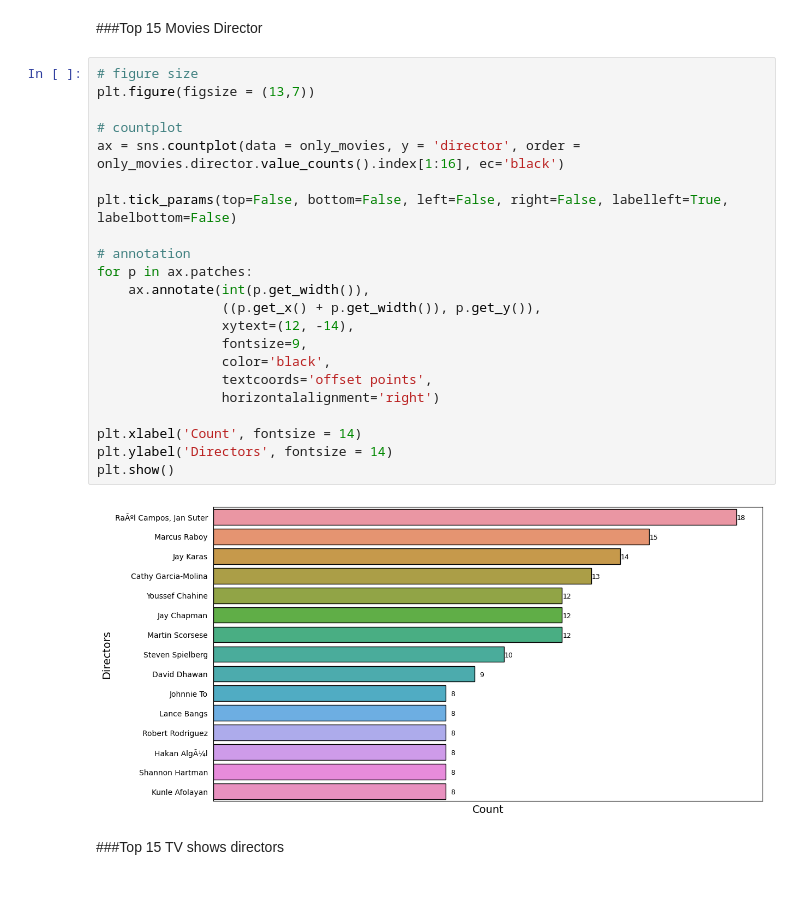
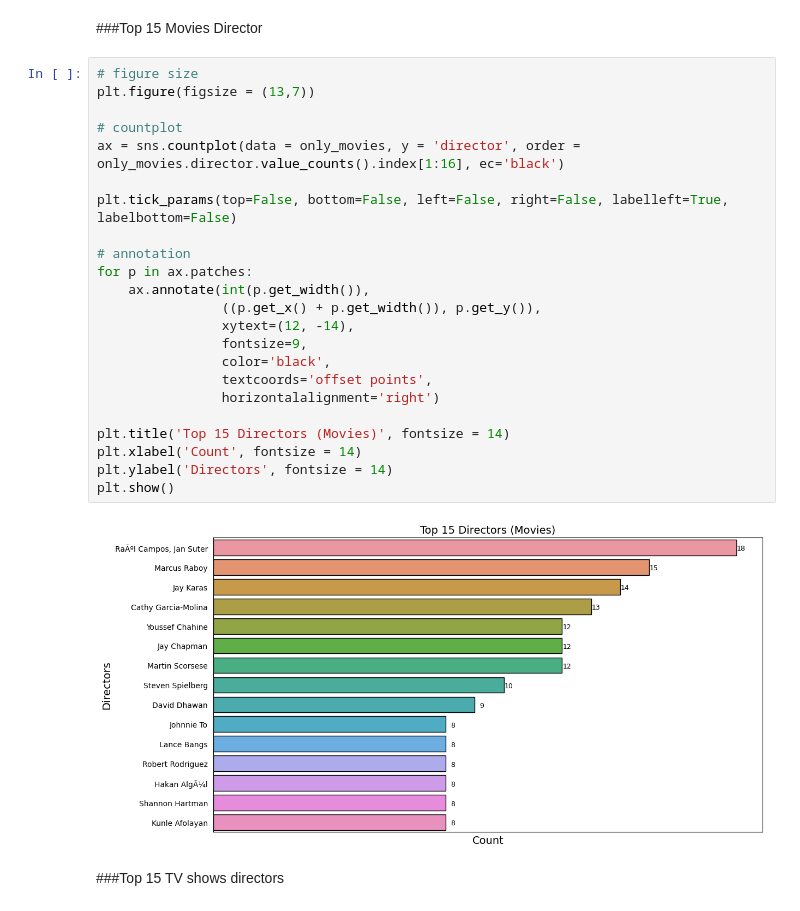
Before and after one commit to Azhar-ali7/Netflix-Movies-TVshow-unsupervised, a Jupyter notebook: Final_Netflix_Movies_and_tv_shows_Clustering.ipynb, the cells around one changed output. Drawn from its saved outputs; the diff is of its cells as text.

```diff
--- a/Final_Netflix_Movies_and_tv_shows_Clustering.ipynb
+++ b/Final_Netflix_Movies_and_tv_shows_Clustering.ipynb
@@ -730,27 +749,28 @@ plt.show()
 # %%
 # figure size
 plt.figure(figsize = (13,7))
 
 # countplot
 ax = sns.countplot(data = only_movies, y = 'director', order = only_movies.director.value_counts().index[1:16], ec='black')
 
 plt.tick_params(top=False, bottom=False, left=False, right=False, labelleft=True, labelbottom=False)
 
 # annotation
 for p in ax.patches:
     ax.annotate(int(p.get_width()),
                 ((p.get_x() + p.get_width()), p.get_y()),
                 xytext=(12, -14),
                 fontsize=9,
                 color='black',
                 textcoords='offset points',
                 horizontalalignment='right')
 
+plt.title('Top 15 Directors (Movies)', fontsize = 14)
 plt.xlabel('Count', fontsize = 14)
 plt.ylabel('Directors', fontsize = 14)
 plt.show()
 # %% [output]
-[figure, old version]
+[figure, new version]
 # %% [markdown]
 ###Top 15 TV shows directors
 # %%
```
Also changed, not shown: parts of 48 cells of this notebook.
